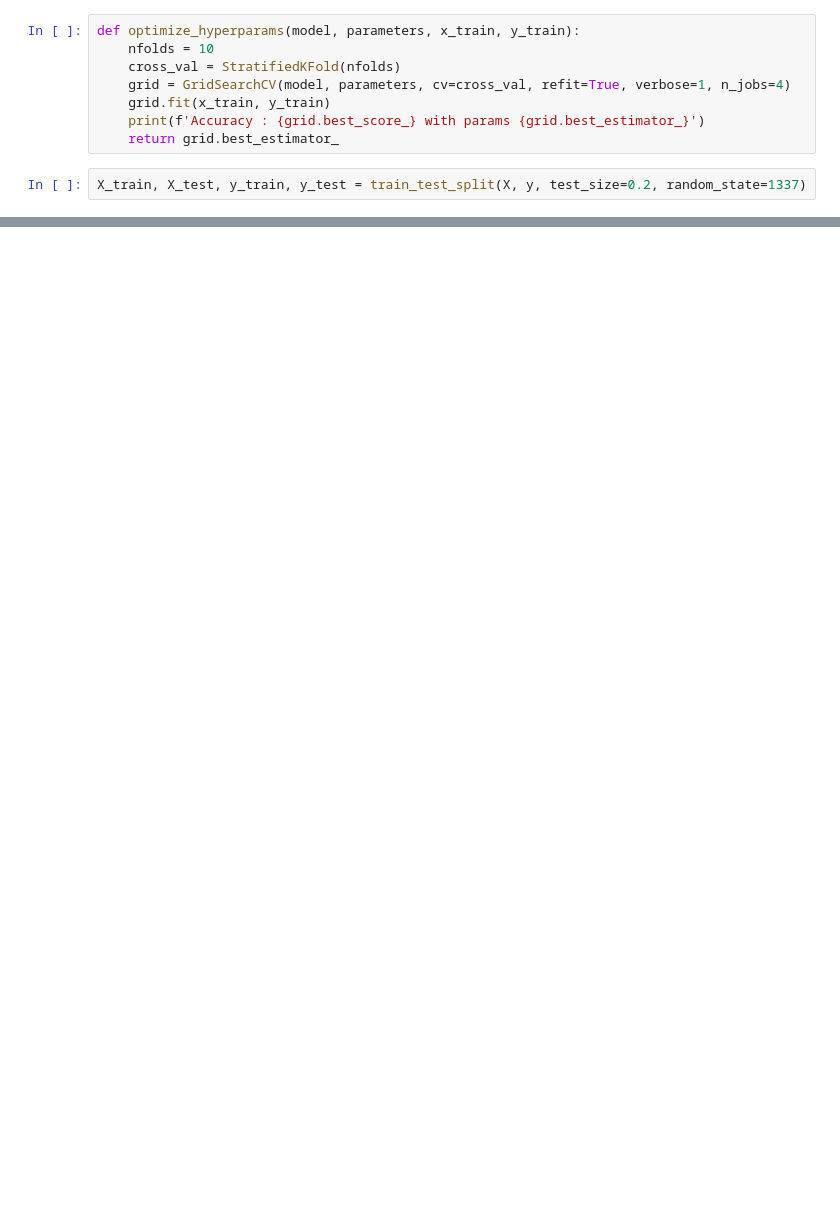
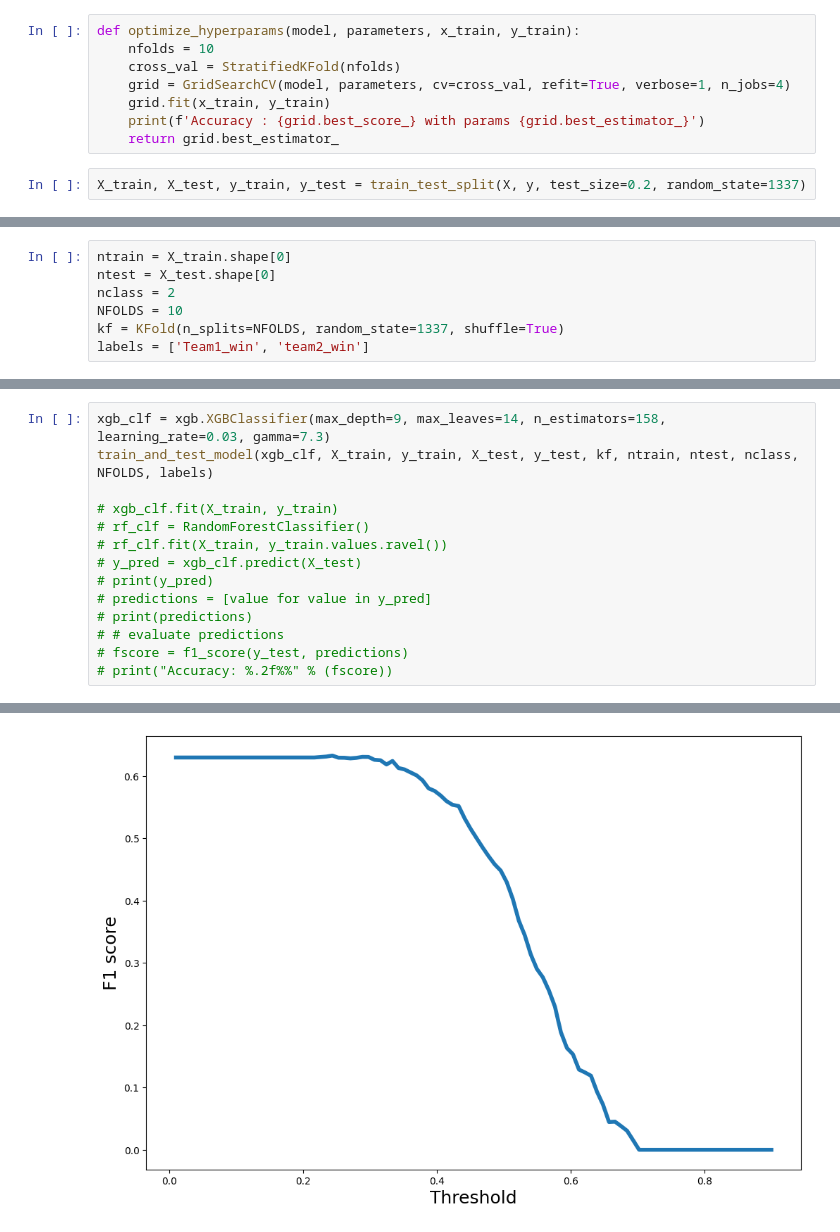
Before and after one commit to romanvoyt/datalounatest, a Jupyter notebook: Untitled.ipynb, the cells around one changed output, grey strips where cells are left out. Saved outputs shown, nothing was run; the diff lists cells and outputs as text; blank space fills up the shorter version.

Commit message:
basic model for prediction is done

```diff
--- a/Untitled.ipynb
+++ b/Untitled.ipynb
@@ -264,0 +312,7 @@ optuna.visualization.plot_optimization_history(study)
+# %%
+ntrain = X_train.shape[0]
+ntest = X_test.shape[0]
+nclass = 2
+NFOLDS = 10
+kf = KFold(n_splits=NFOLDS, random_state=1337, shuffle=True)
+labels = ['Team1_win', 'team2_win']
@@ -264,0 +324,15 @@ optuna.visualization.plot_optimization_history(study)
+# %%
+xgb_clf = xgb.XGBClassifier(max_depth=9, max_leaves=14, n_estimators=158, learning_rate=0.03, gamma=7.3)
+train_and_test_model(xgb_clf, X_train, y_train, X_test, y_test, kf, ntrain, ntest, nclass, NFOLDS, labels)
+
+# xgb_clf.fit(X_train, y_train)
+# rf_clf = RandomForestClassifier()
+# rf_clf.fit(X_train, y_train.values.ravel())
+# y_pred = xgb_clf.predict(X_test)
+# print(y_pred)
+# predictions = [value for value in y_pred]
+# print(predictions)
+# # evaluate predictions
+# fscore = f1_score(y_test, predictions)
+# print("Accuracy: %.2f%%" % (fscore))
+# %% [output]
@@ -264,0 +356 @@ optuna.visualization.plot_optimization_history(study)
+[figure, added]
```
Also changed, not shown: parts of 18 cells of this notebook.
